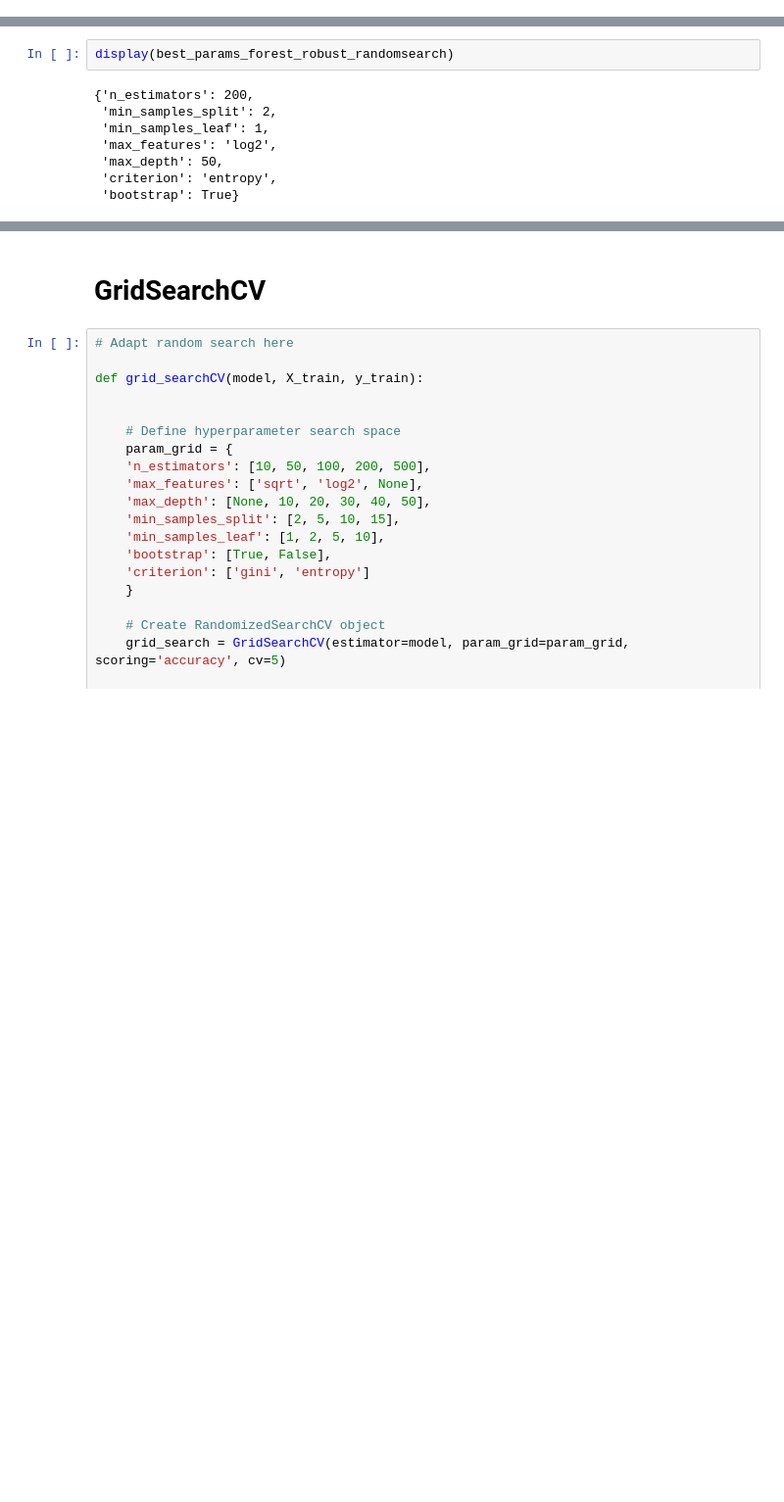
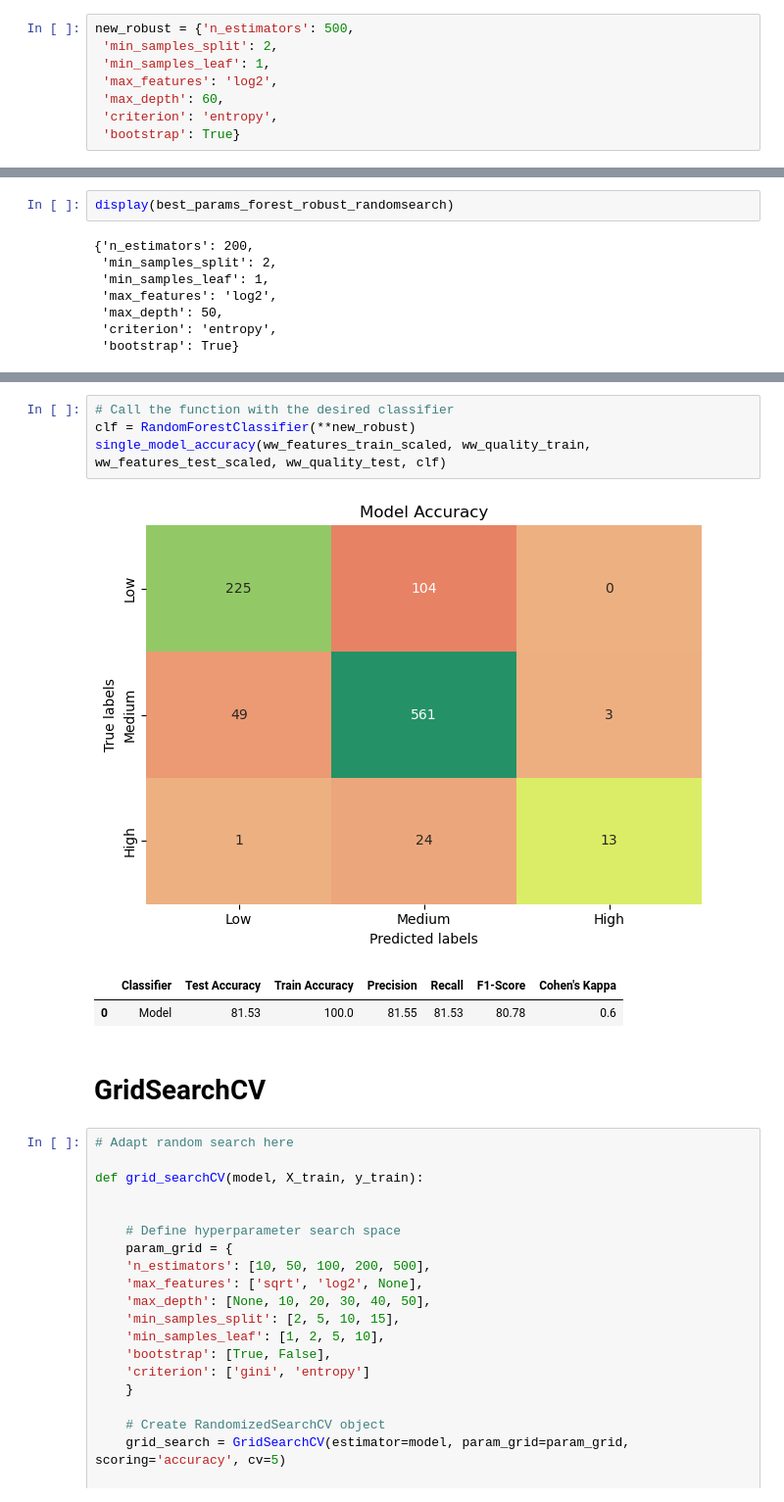
Before and after one commit to Paul-Sabin/BlueBerry-Winery, a Jupyter notebook: ww_random_forest.ipynb, the cells around one changed output, grey strips where cells are left out. Shown at 98% size. Cells and saved outputs as stored; diff of their text form; blank space fills up the shorter version.

Commit message:
Repeating some tests

```diff
--- a/ww_random_forest.ipynb
+++ b/ww_random_forest.ipynb
@@ -89,3 +99,11 @@ best_params = randomized_searchCV(random_forest, ww_features_train_scaled, ww_qu
+# %%
+new_robust = {'n_estimators': 500,
+ 'min_samples_split': 2,
+ 'min_samples_leaf': 1,
+ 'max_features': 'log2',
+ 'max_depth': 60,
+ 'criterion': 'entropy',
+ 'bootstrap': True}
 # %% [markdown]
 Use the RandomSearchCV results to narrow the parameter grid in GridSearchCV, otherwise it will take too long to run through all the combinations.
 Example, n_estimators came out at 200, so we can leave out 10, 50, 100 and just try 200 and upwards; 'entropy' beat 'gini' so leave out gini. Keep bootstrap as 'True'.
@@ -102,3 +178,11 @@ display(best_params_forest_robust_randomsearch)
+# %%
+# Call the function with the desired classifier
+clf = RandomForestClassifier(**new_robust)
+single_model_accuracy(ww_features_train_scaled, ww_quality_train, ww_features_test_scaled, ww_quality_test, clf)
+# %% [output]
+[figure, added]
+|  | Classifier | Test Accuracy | Train Accuracy | Precision | Recall | F1-Score | Cohen's Kappa |
+| 0 | Model | 81.53 | 100.0 | 81.55 | 81.53 | 80.78 | 0.6 |
 # %% [markdown]
 # GridSearchCV
 # %%
```
Also changed, not shown: parts of 6 cells of this notebook, 2 other files.
